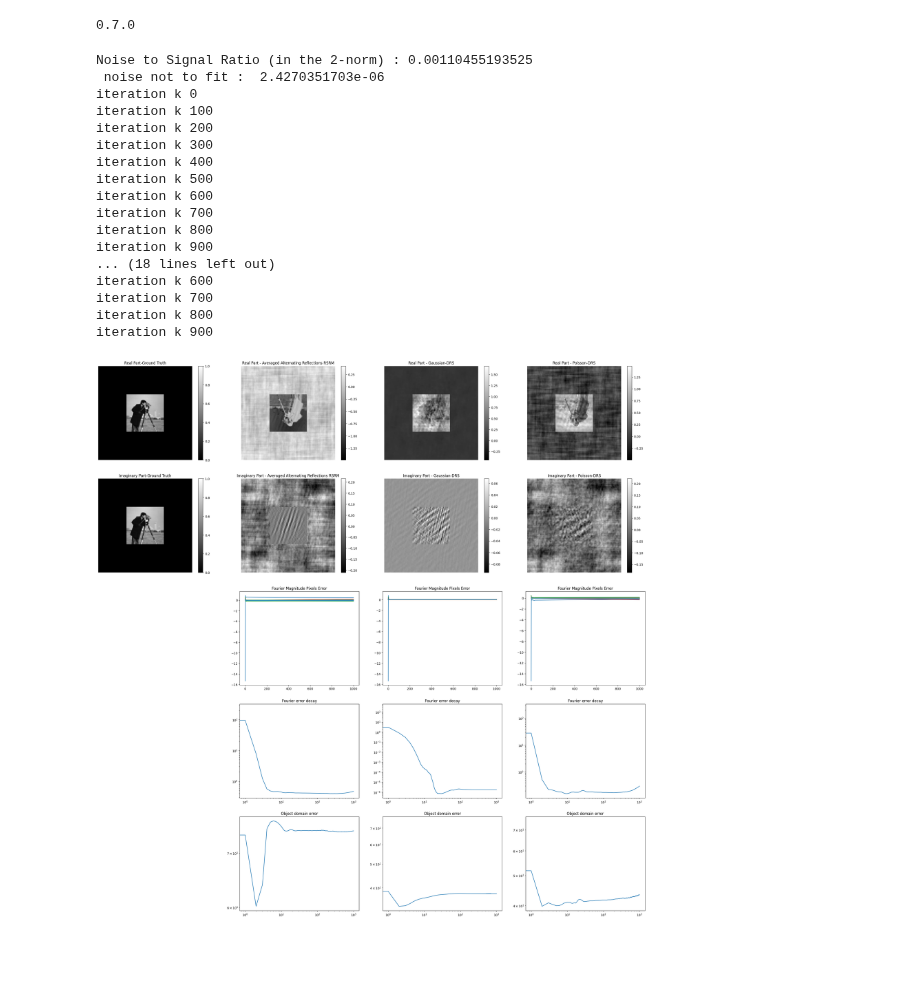
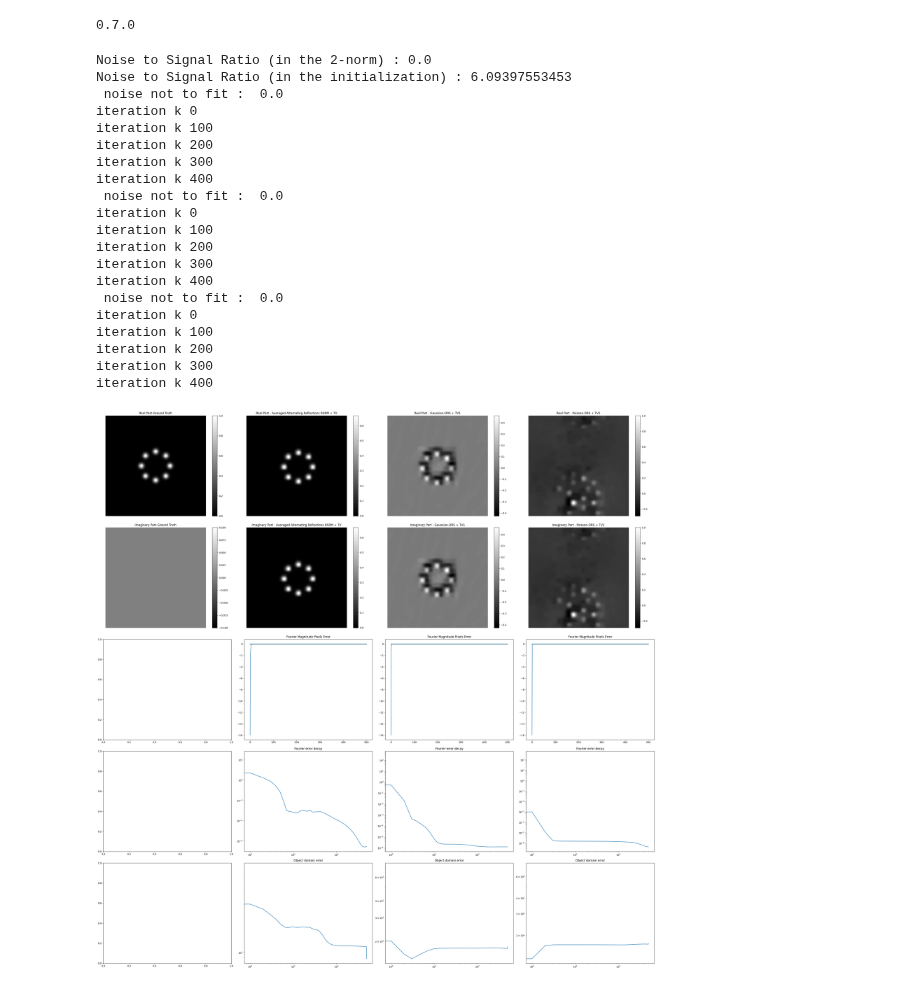
Before and after one commit to JeremieSefo/PhaseRetrievalMirror, a Jupyter notebook: retrieve_phase.ipynb, the cells around one changed output. Saved outputs shown, nothing was run; the diff lists cells and outputs as text; code cells hidden in the pictures; blank space fills up the shorter version.

```diff
--- a/retrieve_phase.ipynb
+++ b/retrieve_phase.ipynb
@@ -185,7 +183,7 @@ import solve
 # %%
 #FMPE0, FMPE1, FMPE2 = [], [], []
 # %%
-idx = [6]# 1, 6, 7 np.arange(len(true_images)) #[0, 1] # np.arange(1)
+idx = [1]# 1, 6, 7 np.arange(len(true_images)) #[0, 1] # np.arange(1)
 Algos_group = []
 Algos = ['real mirror', 'complex mirror', 'Hybrid Input-Output']
 #Algos_group.append(Algos)
@@ -196,16 +194,16 @@ Algos = [ 'Error Reduction : support prior', 'Error Reduction + TV-support', 'Hy
 Algos = ['Hybrid Input-Output', 'new Hybrid Input-Output', 'Averaged Alternating Reflections RSRM' ] #,  'Hybrid Input-Output + TV'
 #Algos_group.append(Algos)
 Algos = ['Averaged Alternating Reflections RSRM', 'Gaussian-DRS', 'Poisson-DRS'  ] #ER and Gaussian [1, 0.5] produce similar images but errors are not exactly the same
+#Algos_group.append(Algos)
+Algos = ['Averaged Alternating Reflections RSRM + TV', 'Gaussian-DRS + TV1', 'Poisson-DRS + TV1'  ] #ER and Gaussian [1, 0.5] produce similar images but errors are not exactly the same
 Algos_group.append(Algos)
-Algos = ['Averaged Alternating Reflections RSRM + TV', 'Gaussian-DRS + TV1', 'Poisson-DRS + TV1'  ] #ER and Gaussian [1, 0.5] produce similar images but errors are not exactly the same
-#Algos_group.append(Algos)
 Algos = ['Hybrid Input-Output', 'Hybrid Input-Output real'  ]  #,  'Averaged Alternating Reflections RSRM', 'Gaussian-DRS' 'Peaceman-Rachford'                            #, 'Gerchberg-Saxton + TV-support', 'Error Reduction + TV-support'                      #TV-support alsmost kills the real part and make Gerchberg-Saxton worse
 #Algos_group.append(Algos)                 #'No Support prior + TV-support real_imag_separated' 'No Support prior + TV-support',
 Algos = ['Poisson-DRS',  'Averaged Alternating Reflections RSRM', 'Averaged Alternating Reflections RMRS' ] #RSRM and RMRS produce similar images but error looks very different
 #Algos_group.append(Algos)
-Algos = ['Poisson-DRS', 'Poisson-DRS + TV', 'Gaussian-DRS'  ] # , 'Hybrid Input-Output' 'No Support prior', 'Gerchberg-Saxton', 'Error Reduction', 'real mirror', 'complex mirror',
+Algos = ['Poisson-DRS', 'Gaussian-DRS + TV1', 'Poisson-DRS + TV1' ] # , 'Hybrid Input-Output' 'No Support prior', 'Gerchberg-Saxton', 'Error Reduction', 'real mirror', 'complex mirror',
 #Algos_group.append(Algos)
-Algos = ['Gaussian-DRS', 'Gaussian-DRS + TV', 'Gaussian-DRS + TV1'  ] # , 'Hybrid Input-Output' 'No Support prior', 'Gerchberg-Saxton', 'Error Reduction', 'real mirror', 'complex mirror',
+Algos = ['Averaged Alternating Reflections RSRM', 'Gaussian-DRS', 'Poisson-DRS'  ] # , 'Hybrid Input-Output' 'No Support prior', 'Gerchberg-Saxton', 'Error Reduction', 'real mirror', 'complex mirror',
 #Algos_group.append(Algos)
 Algos = ['Averaged Alternating Reflections RSRM',   'Gaussian-DRS', 'Poisson-DRS'] #'Poisson-DRS + TV','Averaged Alternating Reflections RSRM', 'Gaussian-DRS',  'Poisson-DRS' #'Averaged Alternating Reflections', 'real mirror' , 'complex mirror'  'Poisson-DRS' 'Poisson-DRS' 'Error Reduction : support prior'
 #Algos_group.append(Algos)
@@ -213,51 +211,56 @@ Algos = ['Averaged Alternating Reflections RSRM', 'RAAR',  'Gaussian-DRS'] #'Poi
 #Algos_group.append(Algos)
 Algos = ['Hybrid Input-Output', 'Averaged Alternating Reflections RSRM', 'Averaged Alternating Reflections RMRS' ] #'Poisson-DRS + TV','Averaged Alternating Reflections RSRM', 'Gaussian-DRS',  'Poisson-DRS' #'Averaged Alternating Reflections', 'real mirror' , 'complex mirror'  'Poisson-DRS' 'Poisson-DRS' 'Error Reduction : support prior'
 #Algos_group.append(Algos)
 for Algos in Algos_group:
     for i in idx:
         X_sols = []
         x_true = true_images[i]
         x_true_vect = x_true.reshape(Nx * Ny, )
-        maxiter = 1000
+        maxiter = 500
         kappa  = 100000
         xi = 12
-        noise_lvl = 0.001 #at pixel level
+        noise_lvl = 0.#1000 # represents deviation for Gaussian noise.
+                        #But, for Poisson noise, the higher it is (to infinity), the less noisy is the data,
+                        #because it is inversely proportional to the variance around the true data. #at pixel level
         noise_lvl_init = 0.4 #amplitude noise #If not 0, iterative projections algo: ER, HIO, even AAR stagnate at local minima. error is 1e-7 instead of 1e-37 for instance
-        meas, noise, NSR = me.poiss_noisy_meas(x_true_vect, noise_lvl**(1) , A)()   # NSR in terms of total L2 norm  #me.gauss_noisy_meas #poiss_noisy_meas
-        print('Noise to Signal Ratio (in the 2-norm) :', NSR) #should approximatively be noise_lvl, because the random values in noise (generated in the first step) are essentially ones.
+        meas, noise, NSR = me.gauss_noisy_meas(x_true_vect, noise_lvl**(1) , A)()   # NSR in terms of total L2 norm  #me.gauss_noisy_meas #poiss_noisy_meas
+        print('Noise to Signal Ratio (in the 2-norm) :', NSR)
         meas = meas.flatten()
-        L = 1 * op.smoothnessPara_L(A.Matrix, noise)
         #print("meas", meas)
         init = 'Gaussian'
-        x0 = op.initialise(n, meas, A.Matrix, type = init, real = 1, imag = 0, x_true_vect = x_true_vect, mask = mask, noise_lvl = noise_lvl_init**(0.5) )
+        x0, init_NSR = op.initialise(n, meas, A.Matrix, type = init, real = 1, imag = 0, x_true_vect = x_true_vect, mask = mask, noise_lvl = noise_lvl_init**(0.5) )
+        print('Noise to Signal Ratio (in the initialization) :', init_NSR)
         for Algo in Algos:
             map = op.operators(algo = Algo, meas = meas, A = A, mask = mask)
             print(' noise not to fit : ', map.f(x_true_vect))
             #print('grad', np.asarray(map.grad_f(1 + x_true_vect)))
-            x_sols, space = solve.phase_retrieval(L, kappa, xi, Algo, map, mask, n, A,  A.Matrix, A.p_inv, meas, maxiter, x0,
+            x_sols, space = solve.phase_retrieval(noise, kappa, xi, Algo, map, mask, n, A,  A.Matrix, A.p_inv, meas, maxiter, x0,
                                                   x_true_vect, IO_OO_HIO_newHIO_beta = [1, .6, 1., [.25, .25, .5]], RAAR_AAR_beta = [1., .5], TvIter = 10, TvAlpha = 0.005, rho_Gau_Poi = [[1, 0.5], [0., 0.5]] ) #Gaussion rho = .5 outperforms AAR
 
                                                                                                                 #np.conj(A.Matrix).T #TvAlpha = 0.045 # poisson TvAlpha =0.02 #  Don't regularise Fourier
             #print(x_sols)
             X_sols.append(x_sols)
         phase_retrie_plots(i, true_images, X_sols, map, A, meas, maxiter, space, Algos ) #FMPE0, FMPE1, FMPE2 =
 # %% [output]
-Noise to Signal Ratio (in the 2-norm) : 0.00110455193525
- noise not to fit :  2.4270351703e-06
+Noise to Signal Ratio (in the 2-norm) : 0.0
+Noise to Signal Ratio (in the initialization) : 6.09397553453
+ noise not to fit :  0.0
 iteration k 0
 iteration k 100
 iteration k 200
 iteration k 300
 iteration k 400
-iteration k 500
-iteration k 600
-iteration k 700
-iteration k 800
-iteration k 900
-... (18 lines left out)
-iteration k 600
-iteration k 700
-iteration k 800
-iteration k 900
+ noise not to fit :  0.0
+iteration k 0
+iteration k 100
+iteration k 200
+iteration k 300
+iteration k 400
+ noise not to fit :  0.0
+iteration k 0
+iteration k 100
+iteration k 200
+iteration k 300
+iteration k 400
-[figure, old version]
+[figure, new version]
 # %%
```
Also changed, not shown: parts of 4 cells of this notebook, 7 other files.
